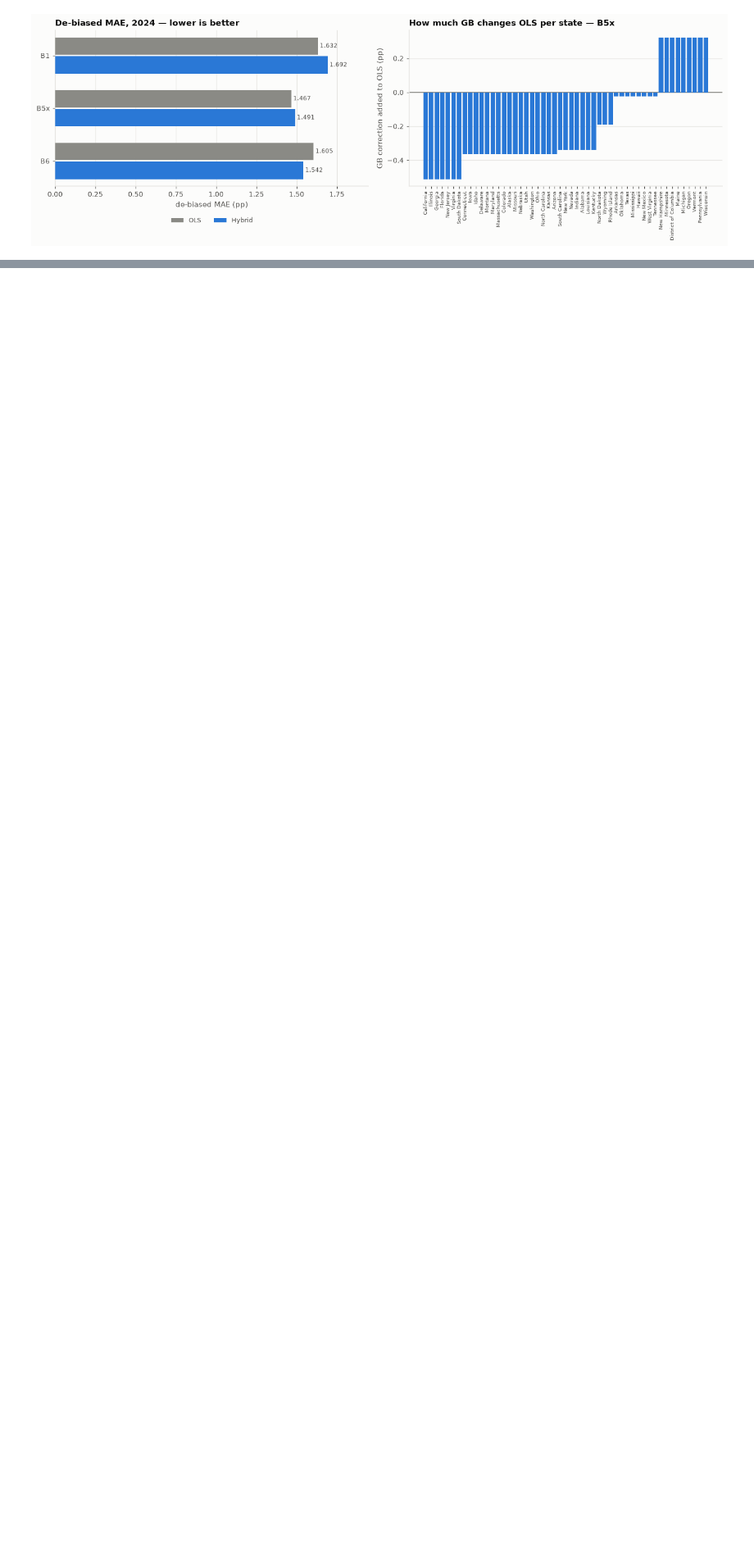
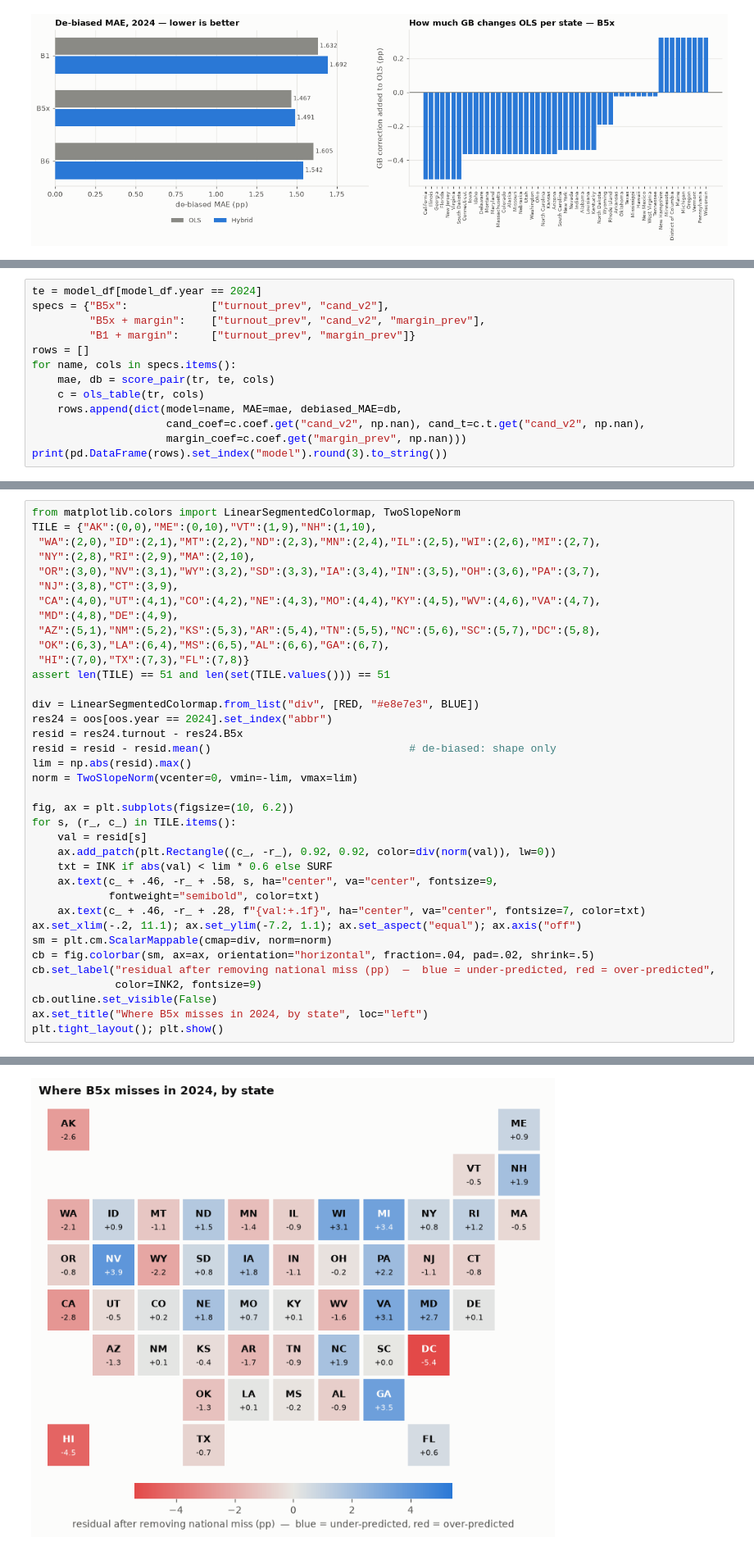
Before and after one commit to nico1831/US--Elections, a Jupyter notebook: US Elections Analysis.ipynb, the cells around one changed output, grey strips where cells are left out. Shown at 82% size. Saved outputs shown, nothing was run; the diff lists cells and outputs as text; blank space fills up the shorter version.

```diff
--- a/US Elections Analysis.ipynb
+++ b/US Elections Analysis.ipynb
@@ -1231,0 +1353,13 @@ plt.tight_layout(); plt.show()
+# %%
+te = model_df[model_df.year == 2024]
+specs = {"B5x":             ["turnout_prev", "cand_v2"],
+         "B5x + margin":    ["turnout_prev", "cand_v2", "margin_prev"],
+         "B1 + margin":     ["turnout_prev", "margin_prev"]}
+rows = []
+for name, cols in specs.items():
+    mae, db = score_pair(tr, te, cols)
+    c = ols_table(tr, cols)
+    rows.append(dict(model=name, MAE=mae, debiased_MAE=db,
+                     cand_coef=c.coef.get("cand_v2", np.nan), cand_t=c.t.get("cand_v2", np.nan),
+                     margin_coef=c.coef.get("margin_prev", np.nan)))
+print(pd.DataFrame(rows).set_index("model").round(3).to_string())
@@ -1231,0 +1461,38 @@ plt.tight_layout(); plt.show()
+# %%
+from matplotlib.colors import LinearSegmentedColormap, TwoSlopeNorm
+TILE = {"AK":(0,0),"ME":(0,10),"VT":(1,9),"NH":(1,10),
+ "WA":(2,0),"ID":(2,1),"MT":(2,2),"ND":(2,3),"MN":(2,4),"IL":(2,5),"WI":(2,6),"MI":(2,7),
+ "NY":(2,8),"RI":(2,9),"MA":(2,10),
+ "OR":(3,0),"NV":(3,1),"WY":(3,2),"SD":(3,3),"IA":(3,4),"IN":(3,5),"OH":(3,6),"PA":(3,7),
+ "NJ":(3,8),"CT":(3,9),
+ "CA":(4,0),"UT":(4,1),"CO":(4,2),"NE":(4,3),"MO":(4,4),"KY":(4,5),"WV":(4,6),"VA":(4,7),
+ "MD":(4,8),"DE":(4,9),
+ "AZ":(5,1),"NM":(5,2),"KS":(5,3),"AR":(5,4),"TN":(5,5),"NC":(5,6),"SC":(5,7),"DC":(5,8),
+ "OK":(6,3),"LA":(6,4),"MS":(6,5),"AL":(6,6),"GA":(6,7),
+ "HI":(7,0),"TX":(7,3),"FL":(7,8)}
+assert len(TILE) == 51 and len(set(TILE.values())) == 51
+
+div = LinearSegmentedColormap.from_list("div", [RED, "#e8e7e3", BLUE])
+res24 = oos[oos.year == 2024].set_index("abbr")
+resid = res24.turnout - res24.B5x
+resid = resid - resid.mean()                               # de-biased: shape only
+lim = np.abs(resid).max()
+norm = TwoSlopeNorm(vcenter=0, vmin=-lim, vmax=lim)
+
+fig, ax = plt.subplots(figsize=(10, 6.2))
+for s, (r_, c_) in TILE.items():
+    val = resid[s]
+    ax.add_patch(plt.Rectangle((c_, -r_), 0.92, 0.92, color=div(norm(val)), lw=0))
+    txt = INK if abs(val) < lim * 0.6 else SURF
+    ax.text(c_ + .46, -r_ + .58, s, ha="center", va="center", fontsize=9,
+            fontweight="semibold", color=txt)
+    ax.text(c_ + .46, -r_ + .28, f"{val:+.1f}", ha="center", va="center", fontsize=7, color=txt)
+ax.set_xlim(-.2, 11.1); ax.set_ylim(-7.2, 1.1); ax.set_aspect("equal"); ax.axis("off")
+sm = plt.cm.ScalarMappable(cmap=div, norm=norm)
+cb = fig.colorbar(sm, ax=ax, orientation="horizontal", fraction=.04, pad=.02, shrink=.5)
+cb.set_label("residual after removing national miss (pp)  —  blue = under-predicted, red = over-predicted",
+             color=INK2, fontsize=9)
+cb.outline.set_visible(False)
+ax.set_title("Where B5x misses in 2024, by state", loc="left")
+plt.tight_layout(); plt.show()
+# %% [output]
@@ -1231,0 +1500 @@ plt.tight_layout(); plt.show()
+[figure, added]
```
Also changed, not shown: parts of 17 cells of this notebook, 1 other file.
